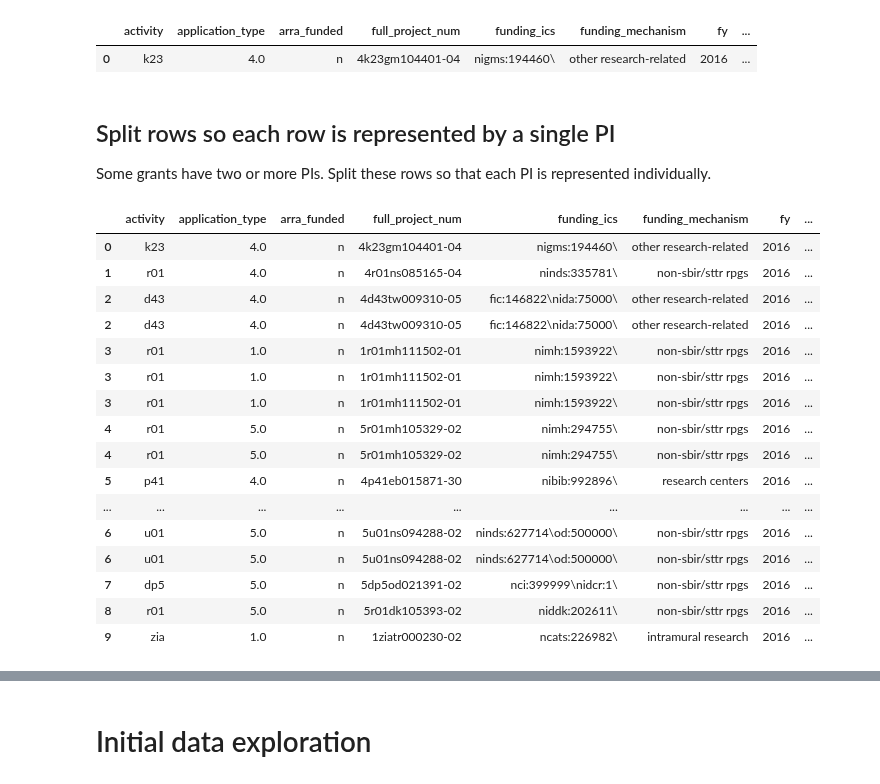
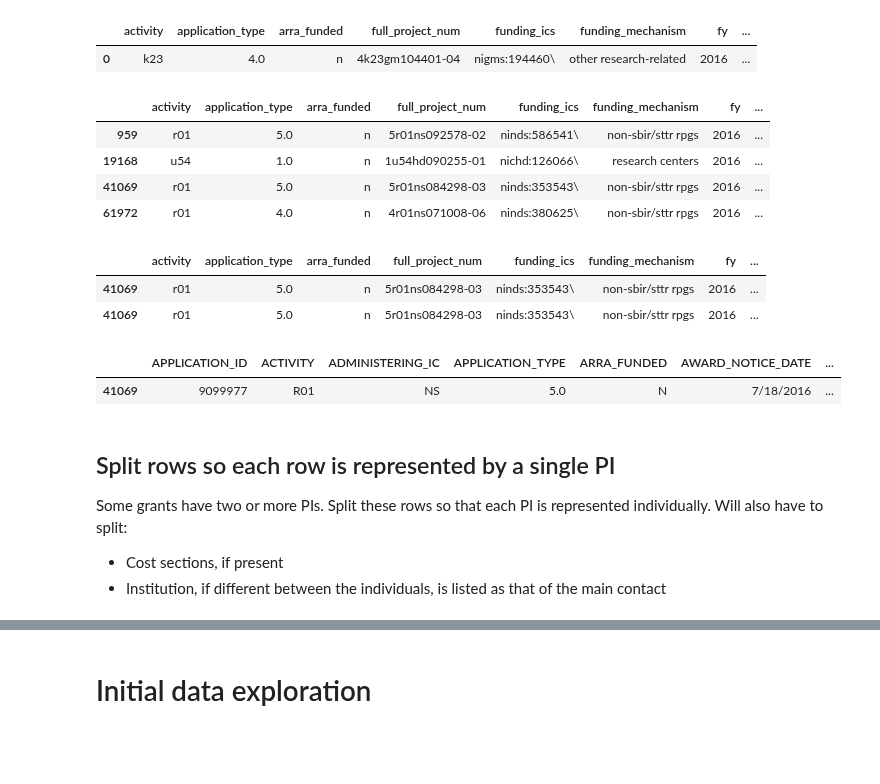
Before and after one commit to yuwie10/nih-awards, a Jupyter notebook: nih_awards.ipynb, the cells around one changed output, grey strips where cells are left out. Saved outputs shown, nothing was run; the diff lists cells and outputs as text; code cells hidden in the pictures; blank space fills up the shorter version.

```diff
--- a/nih_awards.ipynb
+++ b/nih_awards.ipynb
@@ -216,13 +216,20 @@ grants_2016.head(1)
 Names are in the format last_name, first_name (optional middle name/initial).
 Remove commas, spaces and periods
 # %%
-def clean_names(df, col_name):
-    df[col_name] = df[col_name].str.replace(', ', '_').str.strip('.')
-    df[col_name] = df[col_name].str.replace(' ', '_').str.strip(';')
+def replace_names(df, col_name, *args):
+    for arg in args:
+        df[col_name] = df[col_name].str.replace(args, '_')
     return df
 
-grants_2016 = clean_names(grants_2016, 'pi_names')
-grants_2016 = clean_names(grants_2016, 'program_officer_name')
+def strip_names(df, col_name, *args):
+    for arg in args:
+        df[col_name] = df[col_name].str.strip(arg)
+    return df
+
+name_cols = ['pi_names', 'program_officer_name']
+for name in name_cols:
+    grants_2016 = replace_names(grants_2016, name, ', ', ' ')
+    grants_2016 = strip_names(grants_2016, name, ';', '.')
 # %%
 grants_2016.head(10)
 # %% [output]
@@ -249,10 +256,27 @@ grants_2016.head(1)
 # %% [output]
 |  | activity | application_type | arra_funded | full_project_num | funding_ics | funding_mechanism | fy | ... |
 | 0 | k23 | 4.0 | n | 4k23gm104401-04 | nigms:194460\ | other research-related | 2016 | ... |
+# %%
+grants_2016.ix[grants_2016['pi_names'].str.contains('stevens_beth')]
+grants_2016.ix[grants_2016['full_project_num'].str.contains('5r01ns084298-03')]
+grants_2016_raw.ix[grants_2016_raw['FULL_PROJECT_NUM'].str.contains('5R01NS084298-03')]
+# %% [output]
+|  | activity | application_type | arra_funded | full_project_num | funding_ics | funding_mechanism | fy | ... |
+| 959 | r01 | 5.0 | n | 5r01ns092578-02 | ninds:586541\ | non-sbir/sttr rpgs | 2016 | ... |
+| 19168 | u54 | 1.0 | n | 1u54hd090255-01 | nichd:126066\ | research centers | 2016 | ... |
+| 41069 | r01 | 5.0 | n | 5r01ns084298-03 | ninds:353543\ | non-sbir/sttr rpgs | 2016 | ... |
+| 61972 | r01 | 4.0 | n | 4r01ns071008-06 | ninds:380625\ | non-sbir/sttr rpgs | 2016 | ... |
+|  | activity | application_type | arra_funded | full_project_num | funding_ics | funding_mechanism | fy | ... |
+| 41069 | r01 | 5.0 | n | 5r01ns084298-03 | ninds:353543\ | non-sbir/sttr rpgs | 2016 | ... |
+| 41069 | r01 | 5.0 | n | 5r01ns084298-03 | ninds:353543\ | non-sbir/sttr rpgs | 2016 | ... |
+|  | APPLICATION_ID | ACTIVITY | ADMINISTERING_IC | APPLICATION_TYPE | ARRA_FUNDED | AWARD_NOTICE_DATE | ... |
+| 41069 | 9099977 | R01 | NS | 5.0 | N | 7/18/2016 | ... |
 # %% [markdown]
 ## Split rows so each row is represented by a single PI
 
-Some grants have two or more PIs. Split these rows so that each PI is represented individually.
+Some grants have two or more PIs. Split these rows so that each PI is represented individually. Will also have to split:
+* Cost sections, if present
+* Institution, if different between the individuals, is listed as that of the main contact
 # %%
 def split_rows_pis(df, col_name = 'pi_names'):
     '''
@@ -266,29 +290,3 @@ def split_rows_pis(df, col_name = 'pi_names'):
     return df.join(s)
 
 grants_2016 = split_rows_pis(grants_2016)
-# %%
-def second_clean_names(df, col_name, *args):
-    for arg in args:
-        df[col_name] = df[col_name].str.strip(arg)
-    return df
-
-grants_2016 = second_clean_names(grants_2016, 'pi_names', '(contact)', '.', '_')
-grants_2016 = second_clean_names(grants_2016, 'program_officer_name', '_')
-# %% [output]
-|  | activity | application_type | arra_funded | full_project_num | funding_ics | funding_mechanism | fy | ... |
-| 0 | k23 | 4.0 | n | 4k23gm104401-04 | nigms:194460\ | other research-related | 2016 | ... |
-| 1 | r01 | 4.0 | n | 4r01ns085165-04 | ninds:335781\ | non-sbir/sttr rpgs | 2016 | ... |
-| 2 | d43 | 4.0 | n | 4d43tw009310-05 | fic:146822\nida:75000\ | other research-related | 2016 | ... |
-| 2 | d43 | 4.0 | n | 4d43tw009310-05 | fic:146822\nida:75000\ | other research-related | 2016 | ... |
-| 3 | r01 | 1.0 | n | 1r01mh111502-01 | nimh:1593922\ | non-sbir/sttr rpgs | 2016 | ... |
-| 3 | r01 | 1.0 | n | 1r01mh111502-01 | nimh:1593922\ | non-sbir/sttr rpgs | 2016 | ... |
-| 3 | r01 | 1.0 | n | 1r01mh111502-01 | nimh:1593922\ | non-sbir/sttr rpgs | 2016 | ... |
-| 4 | r01 | 5.0 | n | 5r01mh105329-02 | nimh:294755\ | non-sbir/sttr rpgs | 2016 | ... |
-| 4 | r01 | 5.0 | n | 5r01mh105329-02 | nimh:294755\ | non-sbir/sttr rpgs | 2016 | ... |
-| 5 | p41 | 4.0 | n | 4p41eb015871-30 | nibib:992896\ | research centers | 2016 | ... |
-| ... | ... | ... | ... | ... | ... | ... | ... | ... |
-| 6 | u01 | 5.0 | n | 5u01ns094288-02 | ninds:627714\od:500000\ | non-sbir/sttr rpgs | 2016 | ... |
-| 6 | u01 | 5.0 | n | 5u01ns094288-02 | ninds:627714\od:500000\ | non-sbir/sttr rpgs | 2016 | ... |
-| 7 | dp5 | 5.0 | n | 5dp5od021391-02 | nci:399999\nidcr:1\ | non-sbir/sttr rpgs | 2016 | ... |
-| 8 | r01 | 5.0 | n | 5r01dk105393-02 | niddk:202611\ | non-sbir/sttr rpgs | 2016 | ... |
-| 9 | zia | 1.0 | n | 1ziatr000230-02 | ncats:226982\ | intramural research | 2016 | ... |
```
Also changed, not shown: parts of 1 cell of this notebook.
